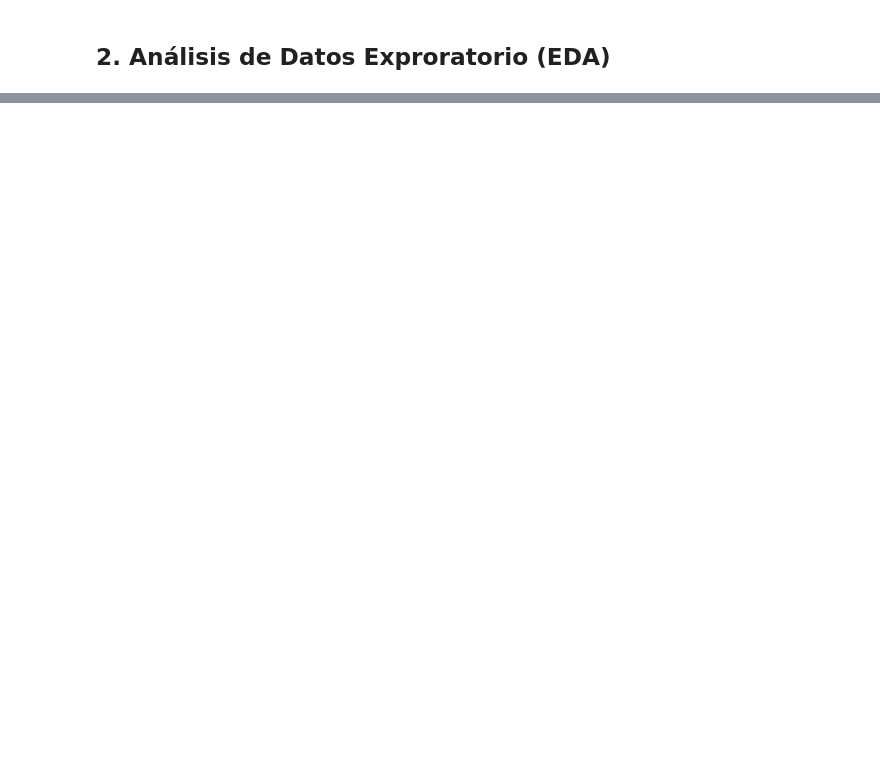
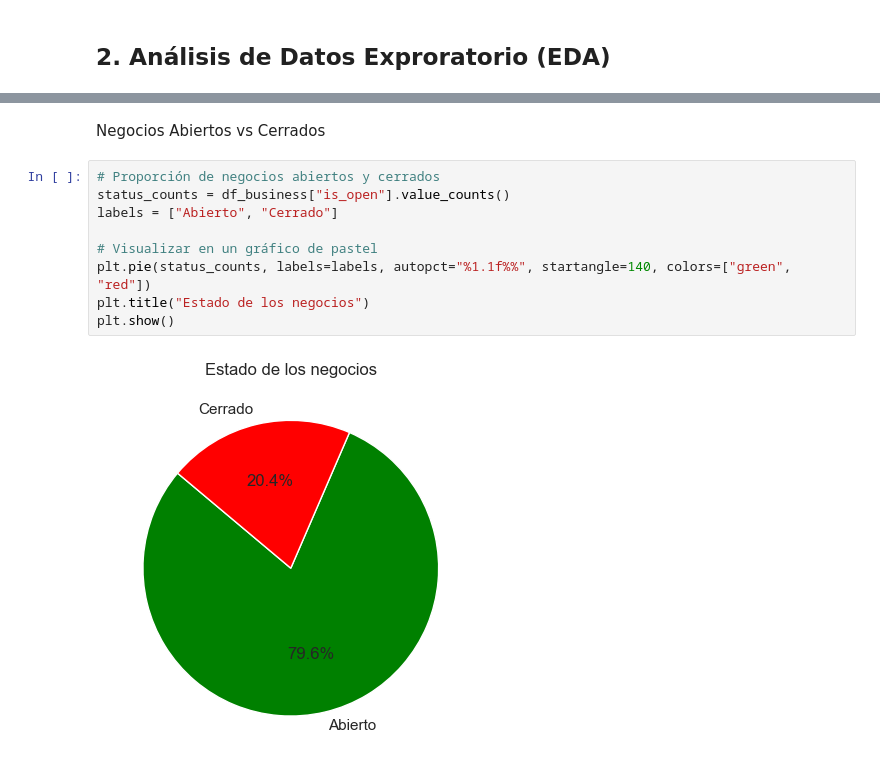
Before and after one commit to JossySharry/Proyecto_Yelp_GoogleMaps, a Jupyter notebook: Sprint_1/ETL_EDA_Yelp.ipynb, the cells around one changed output, grey strips where cells are left out. Cells and saved outputs as stored; diff of their text form; blank space fills up the shorter version.

```diff
--- a/Sprint_1/ETL_EDA_Yelp.ipynb
+++ b/Sprint_1/ETL_EDA_Yelp.ipynb
@@ -28,0 +145,13 @@ warnings.filterwarnings("ignore")
+# %% [markdown]
+Negocios Abiertos vs Cerrados
+# %%
+# Proporción de negocios abiertos y cerrados
+status_counts = df_business["is_open"].value_counts()
+labels = ["Abierto", "Cerrado"]
+
+# Visualizar en un gráfico de pastel
+plt.pie(status_counts, labels=labels, autopct="%1.1f%%", startangle=140, colors=["green", "red"])
+plt.title("Estado de los negocios")
+plt.show()
+# %% [output]
+[figure, added]
```
Also changed, not shown: parts of 32 cells of this notebook.
